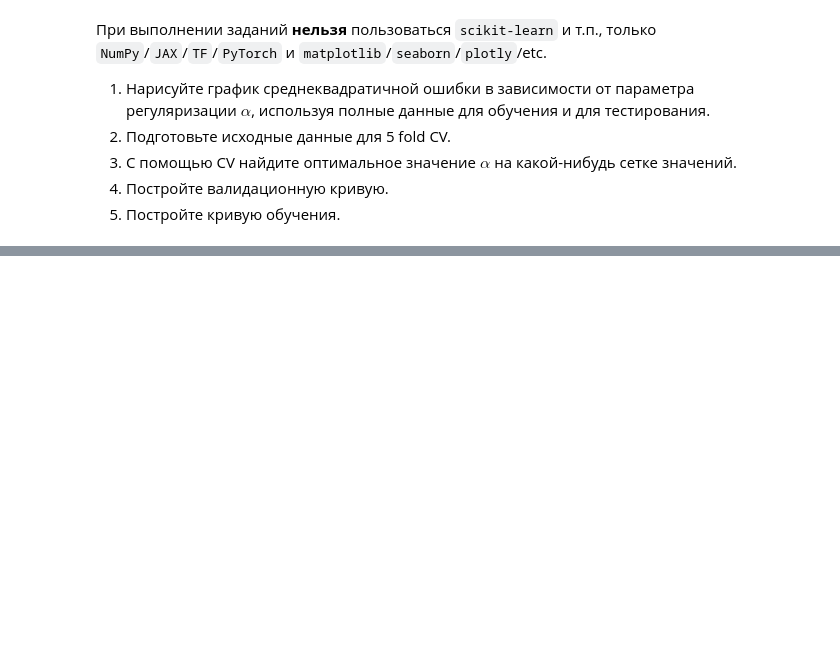
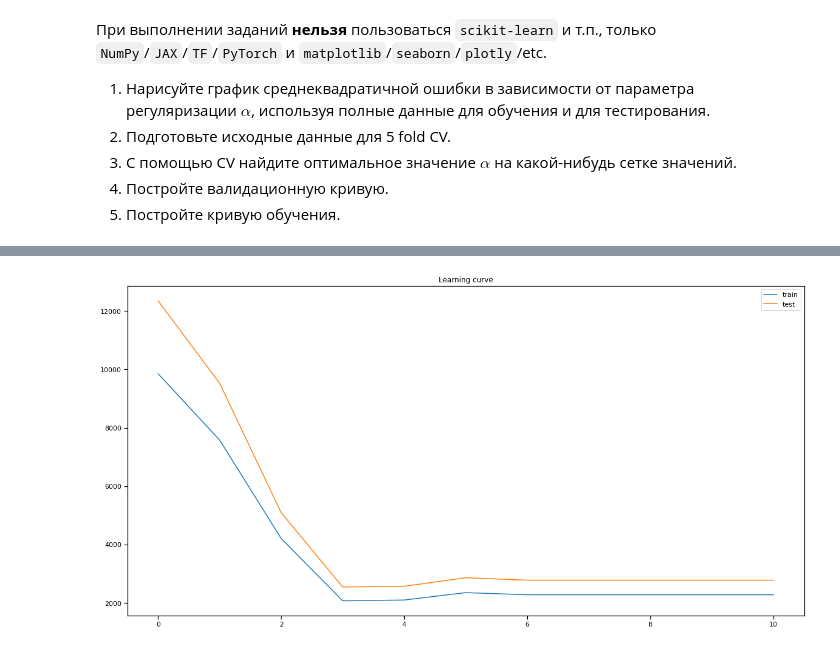
Before and after one commit to sabal202/classification-2021, a Jupyter notebook: tasks/Task_4.ipynb, the cells around one changed output, grey strips where cells are left out. Saved outputs shown, nothing was run; the diff lists cells and outputs as text; code cells hidden in the pictures; blank space fills up the shorter version.

```diff
--- a/tasks/Task_4.ipynb
+++ b/tasks/Task_4.ipynb
@@ -17,0 +130,25 @@ Y = D[:, -1]
+# %%
+def plot_learning_curve(history, X_test, Y_test):
+    val_score = []
+    for w in history['w']:
+        val_score.append(MSE(X_test @ w, Y_test))
+
+    fig, ax = plt.subplots(figsize=(20, 10))
+
+    ax.plot(history['error'])
+    ax.plot(val_score)
+
+    plt.legend(['train', 'test'])
+    plt.title('Learning curve')
+# %%
+n = X.shape[0]
+splitter = int(n * 0.8)
+X_train = X[:splitter]
+y_train = Y[:splitter]
+X_test = X[splitter:]
+y_test = Y[splitter:]
+model = LinearRegression(alpha=optimal_a)
+model.fit(X_train, y_train)
+plot_learning_curve(model.history, X_test, y_test)
+# %% [output]
+[figure, added]
```
Also changed, not shown: parts of 16 cells of this notebook.
